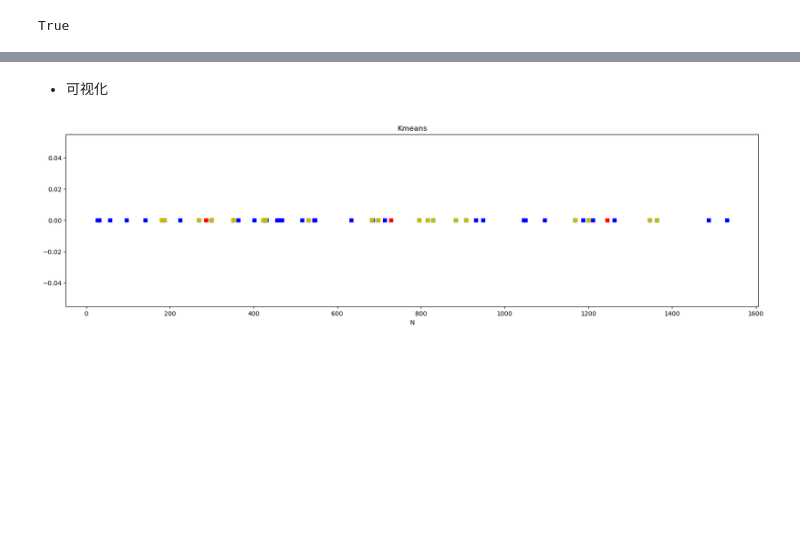
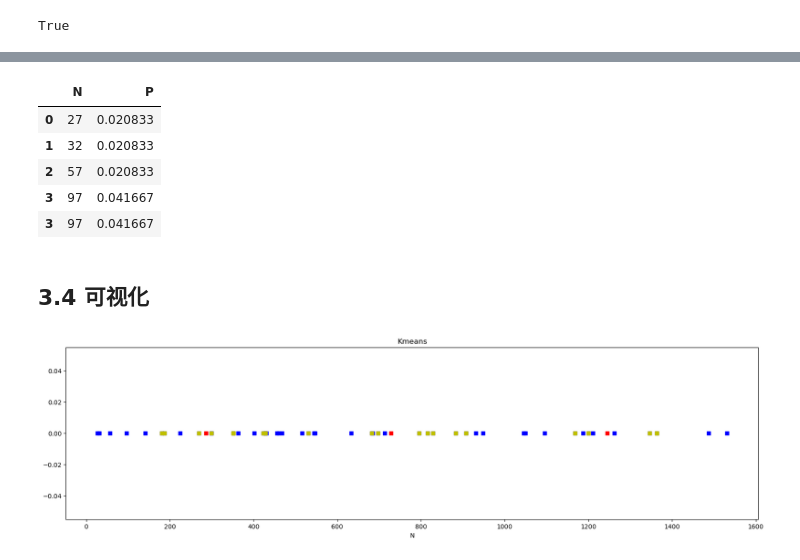
Before and after one commit to 2016317200329/PAProj, a Jupyter notebook: data_handler/data_augmentation_demo.ipynb, the cells around one changed output, grey strips where cells are left out. Saved outputs shown, nothing was run; the diff lists cells and outputs as text; code cells hidden in the pictures; blank space fills up the shorter version.

```diff
--- a/data_handler/data_augmentation_demo.ipynb
+++ b/data_handler/data_augmentation_demo.ipynb
@@ -244,5 +284,16 @@ True
+# %%
+New_data = N_data.loc[N_data.index.repeat(N_data['cnt'])]
+New_data.drop(columns=['cnt'],inplace=True)
+New_data.head()
+# %% [output]
+|  | N | P |
+| 0 | 27 | 0.020833 |
+| 1 | 32 | 0.020833 |
+| 2 | 57 | 0.020833 |
+| 3 | 97 | 0.041667 |
+| 3 | 97 | 0.041667 |
 # %% [markdown]
-- 可视化
+## 3.4 可视化
 # %%
 # 可视化
 fig = plt.figure(1,figsize=(20,5))
```
Also changed, not shown: parts of 7 cells of this notebook, 1 other file.
